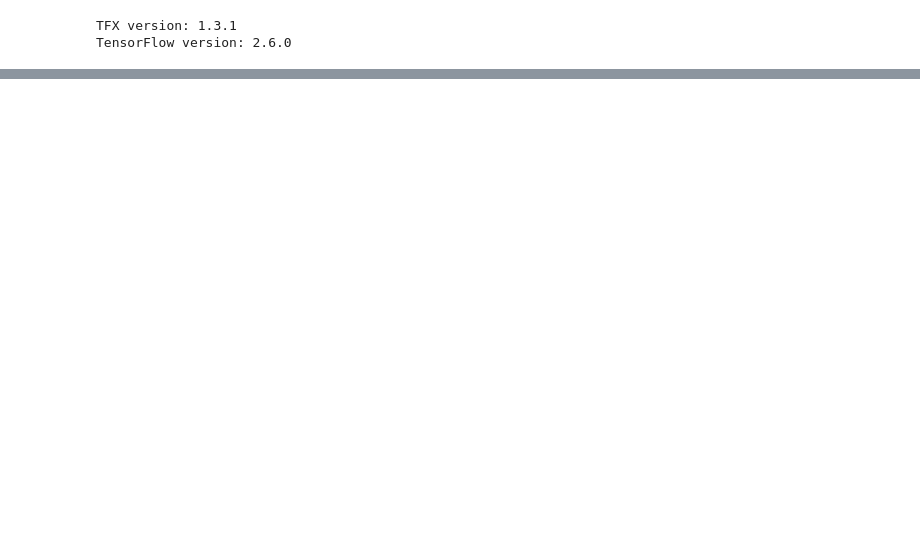
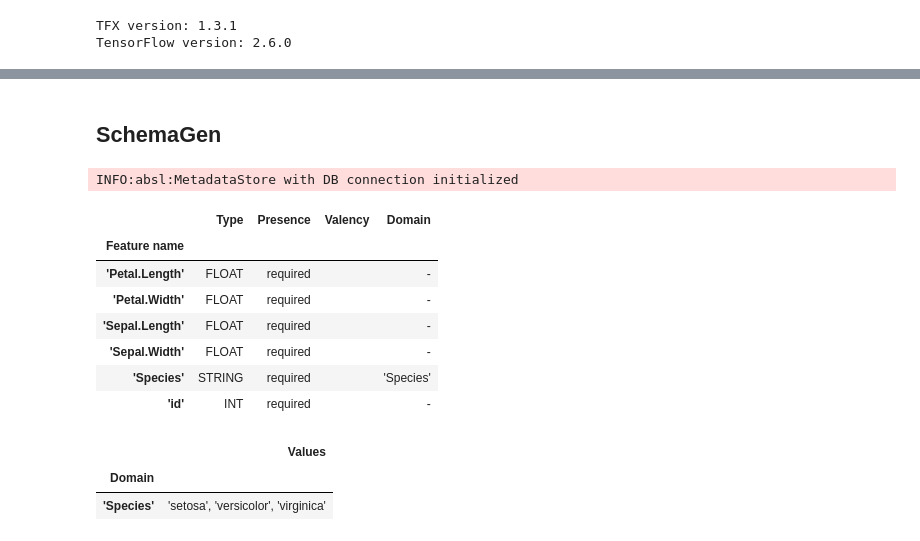
Before and after one commit to eco3/tfx_iris, a Jupyter notebook: iris.ipynb, the cells around one changed output, grey strips where cells are left out. Cells and saved outputs as stored; diff of their text form; code cells hidden in the pictures; blank space fills up the shorter version.

```diff
--- a/iris.ipynb
+++ b/iris.ipynb
@@ -255,0 +255,24 @@ Processing ./pipelines/iris/_wheels/tfx_user_code_Transform-0.0+add2b00587a6c723
+# %%
+from tfx.types import standard_component_specs
+from tfx.orchestration.portable.mlmd import execution_lib
+from tfx.orchestration.metadata import Metadata
+from tfx.orchestration.experimental.interactive import visualizations
+from ml_metadata.proto import metadata_store_pb2
+
+def get_latest_artifact(component_id, pipeline_name, metadata_path):
+    metadata_connection_config = tfx.orchestration.metadata.sqlite_metadata_connection_config(metadata_path)
+
+    with Metadata(metadata_connection_config) as metadata_handler:
+        context = metadata_handler.store.get_context_by_type_and_name('node', f'{pipeline_name}.{component_id}')
+        executions = metadata_handler.store.get_executions_by_context(context.id)
+        latest_execution = max(executions, key=lambda e: e.last_update_time_since_epoch)
+
+        return execution_lib.get_artifacts_dict(metadata_handler, latest_execution.id, metadata_store_pb2.Event.OUTPUT)
+
+def visualize(artifact):
+    visualization = visualizations.get_registry().get_visualization(artifact.type_name)
+    visualization.display(artifact)
+
+
+from tfx.orchestration.experimental.interactive import standard_visualizations
+standard_visualizations.register_standard_visualizations()
@@ -255,0 +291,19 @@ Processing ./pipelines/iris/_wheels/tfx_user_code_Transform-0.0+add2b00587a6c723
+# %% [markdown]
+## SchemaGen
+# %%
+schema_artifact = get_latest_artifact("SchemaGen", PIPELINE_NAME, METADATA_PATH)['schema'][0]
+
+visualize(schema_artifact)
+# %% [output]
+INFO:absl:MetadataStore with DB connection initialized
+|  | Type | Presence | Valency | Domain |
+| Feature name |  |  |  |  |
+| 'Petal.Length' | FLOAT | required |  | - |
+| 'Petal.Width' | FLOAT | required |  | - |
+| 'Sepal.Length' | FLOAT | required |  | - |
+| 'Sepal.Width' | FLOAT | required |  | - |
+| 'Species' | STRING | required |  | 'Species' |
+| 'id' | INT | required |  | - |
+|  | Values |
+| Domain |  |
+| 'Species' | 'setosa', 'versicolor', 'virginica' |
```
Also changed, not shown: parts of 10 cells of this notebook, 1 other file.
